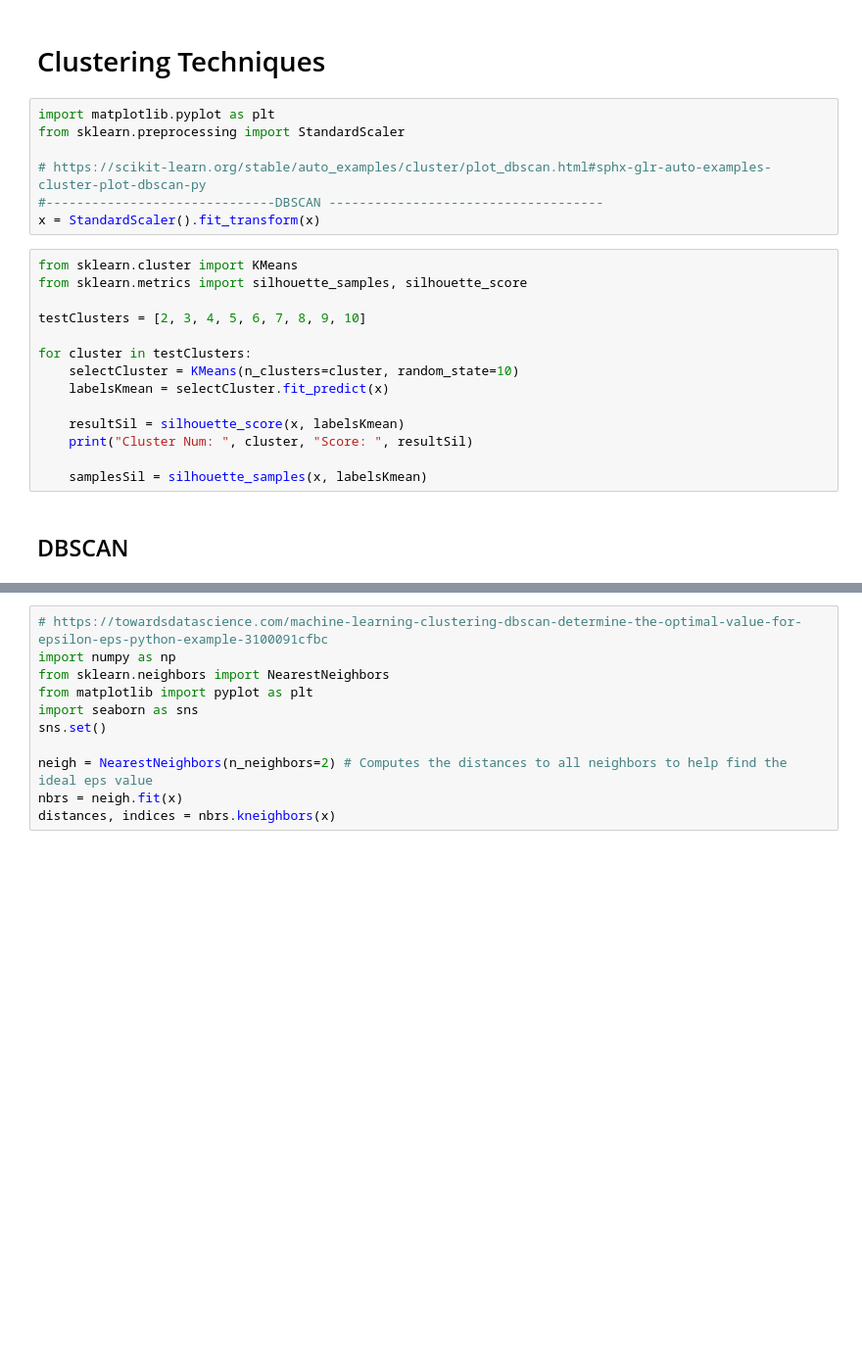
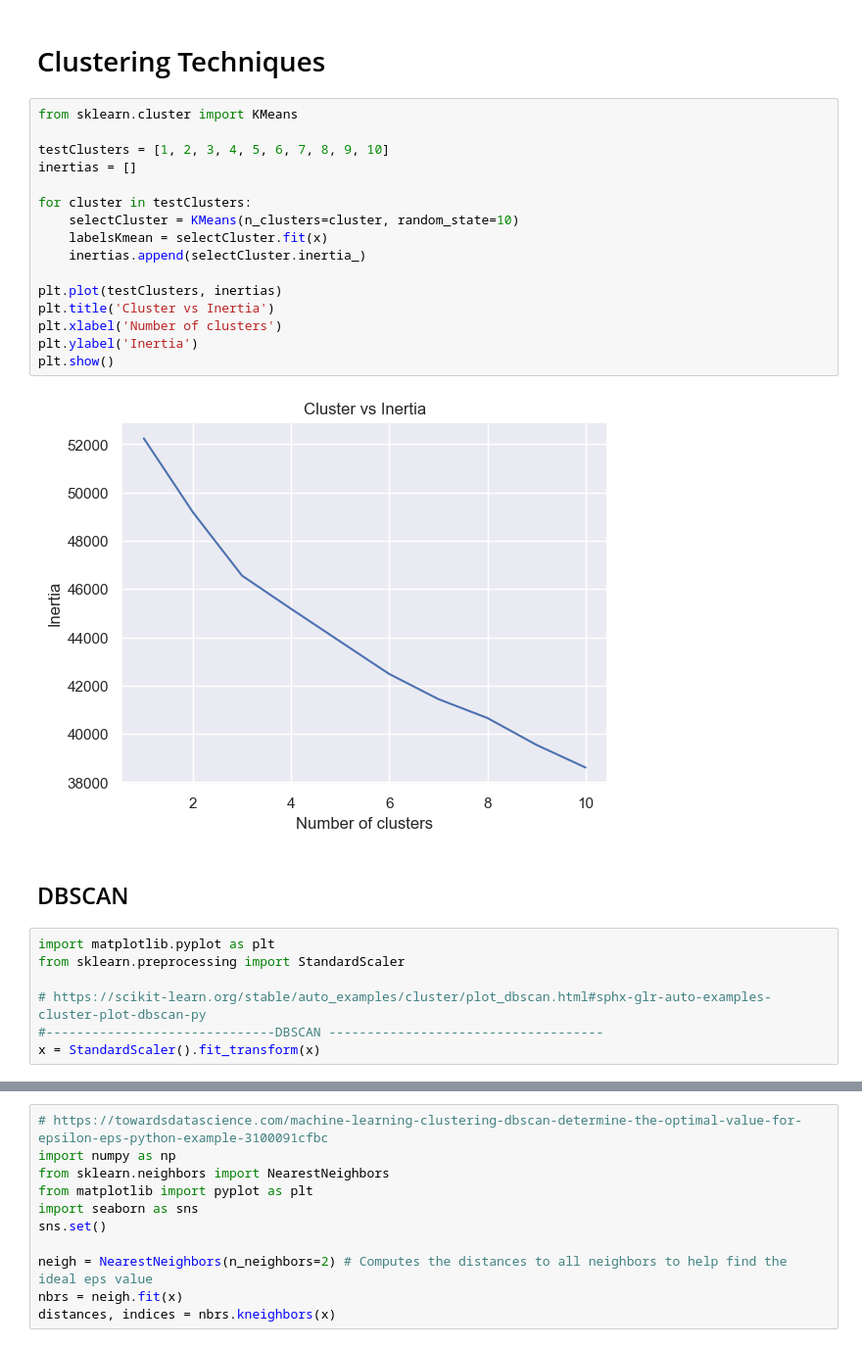
Before and after one commit to brepowell/Spam-Classifier, a Jupyter notebook: spam-classifier.ipynb, the cells around one changed output, grey strips where cells are left out. Shown: that part at 98% size. Cells and saved outputs as stored; diff of their text form; blank space fills up the shorter version.

Commit message:
Inertia

```diff
--- a/spam-classifier.ipynb
+++ b/spam-classifier.ipynb
@@ -534,5 +761,25 @@ print('F-Score = %.6f' % f1_score(y_test, y_pred, zero_division=1))
 # %% [markdown]
 # Clustering Techniques
+# %%
+from sklearn.cluster import KMeans
+
+testClusters = [1, 2, 3, 4, 5, 6, 7, 8, 9, 10]
+inertias = []
+
+for cluster in testClusters:
+    selectCluster = KMeans(n_clusters=cluster, random_state=10)
+    labelsKmean = selectCluster.fit(x)
+    inertias.append(selectCluster.inertia_)
+
+plt.plot(testClusters, inertias)
+plt.title('Cluster vs Inertia')
+plt.xlabel('Number of clusters')
+plt.ylabel('Inertia')
+plt.show()
+# %% [output]
+[figure, added]
+# %% [markdown]
+## DBSCAN
 # %%
 import matplotlib.pyplot as plt
 from sklearn.preprocessing import StandardScaler
@@ -540,22 +787,6 @@ from sklearn.preprocessing import StandardScaler
 # https://scikit-learn.org/stable/auto_examples/cluster/plot_dbscan.html#sphx-glr-auto-examples-cluster-plot-dbscan-py
 #------------------------------DBSCAN ------------------------------------
 x = StandardScaler().fit_transform(x)
-# %%
-from sklearn.cluster import KMeans
-from sklearn.metrics import silhouette_samples, silhouette_score
-
-testClusters = [2, 3, 4, 5, 6, 7, 8, 9, 10]
-
-for cluster in testClusters:
-    selectCluster = KMeans(n_clusters=cluster, random_state=10)
-    labelsKmean = selectCluster.fit_predict(x)
-
-    resultSil = silhouette_score(x, labelsKmean)
-    print("Cluster Num: ", cluster, "Score: ", resultSil)
-
-    samplesSil = silhouette_samples(x, labelsKmean)
-# %% [markdown]
-## DBSCAN
 # %%
 
 plt.scatter(x[:, 0], x[:, 1])
```
Also changed, not shown: parts of 36 cells of this notebook.
